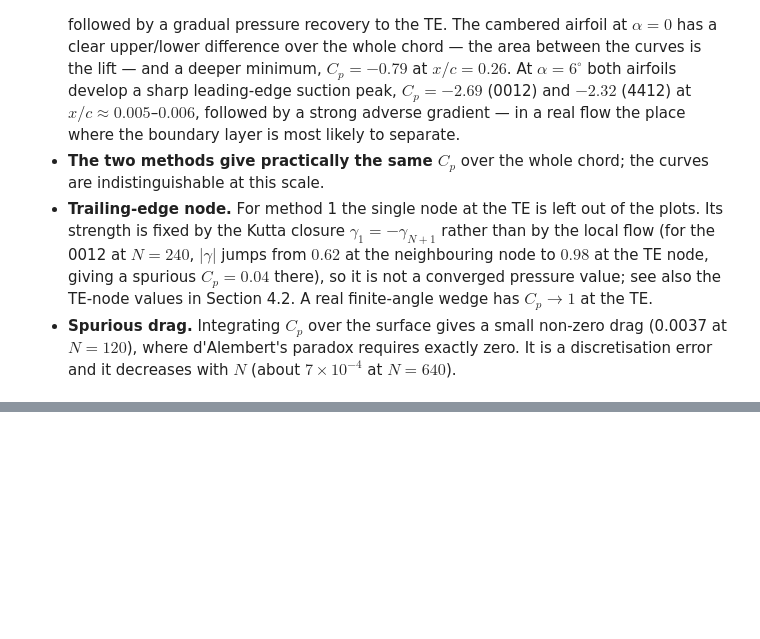
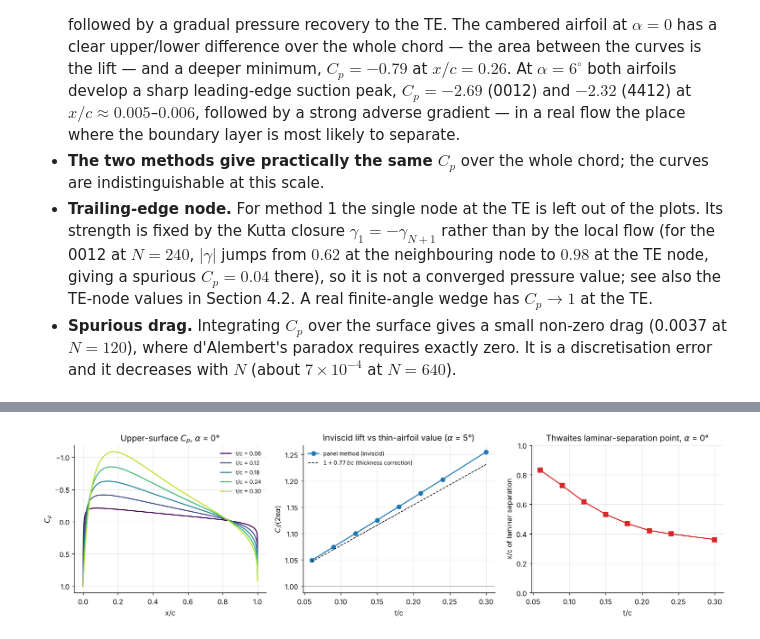
Before and after one commit to Bala-Surya-127/AE611_2026, a Jupyter notebook: SC26M009_VPM.ipynb, the cells around one changed output, grey strips where cells are left out. Saved outputs shown, nothing was run; the diff lists cells and outputs as text; code cells hidden in the pictures; blank space fills up the shorter version.

```diff
--- a/SC26M009_VPM.ipynb
+++ b/SC26M009_VPM.ipynb
@@ -659,0 +681,25 @@ NACA 4412, alpha = 6:  Cp_min = -2.321 at x/c = 0.005 (upper surface),  Cp_max (
+# %%
+thick = np.array([6, 9, 12, 15, 18, 21, 24, 30])
+a_t = 5.0
+rows = []
+for tt in thick:
+    code = f"00{tt:02d}"
+    r1, xb, yb = solve(code, 400, a_t, 1)
+    r0, _, _ = solve(code, 400, a_t, 0)
+    r_ref, _, _ = solve(code, 1200, a_t, 1)
+
+    r_half, _, _ = solve(code, 200, a_t, 1)
+    Cl_p, Cd_p = forces_from_Cp(xb, yb, r1["Cp"], a_t)
+    r_a0, xb0, _ = solve(code, 400, 0.0, 1)
+    xs, _, _ = thwaites_laminar_separation(r_a0, xb0)
+    dyt = 5 * (tt / 100) * (0.2969 / 2 - 0.1260 - 2 * 0.3516 + 3 * 0.2843 - 4 * 0.1036)
+    te_half = np.degrees(np.arctan(abs(dyt)))
+    rows.append(dict(t=tt, Cl=r1["Cl"], Cl_thin=2 * np.pi * np.radians(a_t), Cl_p=Cl_p, Cd=Cd_p,
+                     dCl_grid=abs(r_half["Cl"] - r1["Cl"]), dCl_m=abs(r0["Cl"] - r1["Cl"]),
+                     xsep=xs, te=te_half, Cpmin=r1["Cp_nodes"].min()))
+
+print(f"alpha = {a_t:.0f} deg, N = 400, method 1, symmetric NACA 00tt sections")
+print(f"{'t/c':>5} {'Cl':>7} {'Cl/Cl_thin':>11} {'Cd(press.)':>11} {'|dCl| N:200->400':>17} {'|Cl0-Cl1|':>10} {'TE half-angle':>14} {'Cp_min':>8} {'x_sep/c (alpha=0)':>18}")
+for q in rows:
+    xs = "attached" if np.isnan(q["xsep"]) else f"{q['xsep']:.3f}"
+    print(f"{q['t']/100:5.2f} {q['Cl']:7.4f} {q['Cl']/q['Cl_thin']:11.3f} {q['Cd']:11.5f} {q['dCl_grid']:17.2e} {q['dCl_m']:10.2e} {q['te']:13.1f}° {q['Cpmin']:8.2f} {xs:>18}")
@@ -659,0 +717,19 @@ NACA 4412, alpha = 6:  Cp_min = -2.321 at x/c = 0.005 (upper surface),  Cp_max (
+# %%
+fig, ax = plt.subplots(1, 3, figsize=(14, 4))
+for tt, c in zip((6, 12, 18, 24, 30), plt.cm.viridis(np.linspace(0, 0.9, 5))):
+    r, xb, yb = solve(f"00{tt:02d}", 400, 0.0, 1)
+    h = len(xb) // 2
+    ax[0].plot(xb[h:-1], r["Cp_nodes"][h:-1], color=c, label=f"t/c = {tt/100:.2f}")
+ax[0].invert_yaxis(); ax[0].set(xlabel="x/c", ylabel="$C_p$", title=r"Upper-surface $C_p$, $\alpha$ = 0°"); ax[0].legend(fontsize=8)
+
+tc = np.array([q["t"] for q in rows]) / 100
+ax[1].plot(tc, [q["Cl"] / q["Cl_thin"] for q in rows], "o-", label="panel method (inviscid)")
+ax[1].plot(tc, 1 + 0.77 * tc, "k--", lw=1, label=r"$1 + 0.77\,t/c$ (thickness correction)")
+ax[1].axhline(1.0, color="0.5", lw=0.8)
+ax[1].set(xlabel="t/c", ylabel=r"$C_l / (2\pi\alpha)$", title=r"Inviscid lift vs thin-airfoil value ($\alpha$ = 5°)"); ax[1].legend(fontsize=8)
+
+ax[2].plot(tc, [q["xsep"] for q in rows], "s-", color="C3")
+ax[2].set(xlabel="t/c", ylabel="x/c of laminar separation", ylim=(0, 1), title=r"Thwaites laminar-separation point, $\alpha$ = 0°")
+plt.tight_layout(); plt.show()
+# %% [output]
+[figure, added]
```
Also changed, not shown: parts of 3 cells of this notebook.
